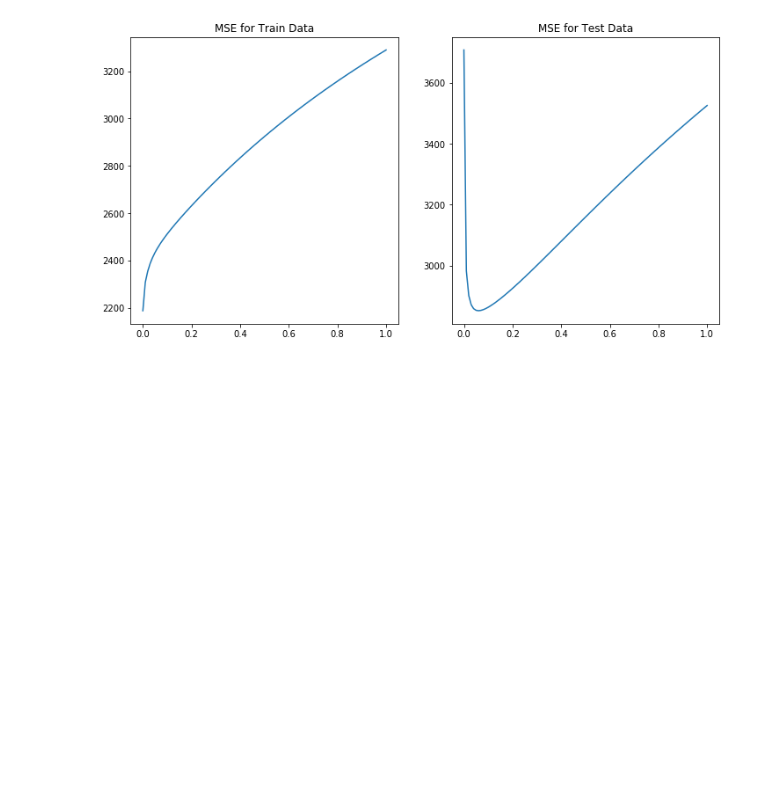
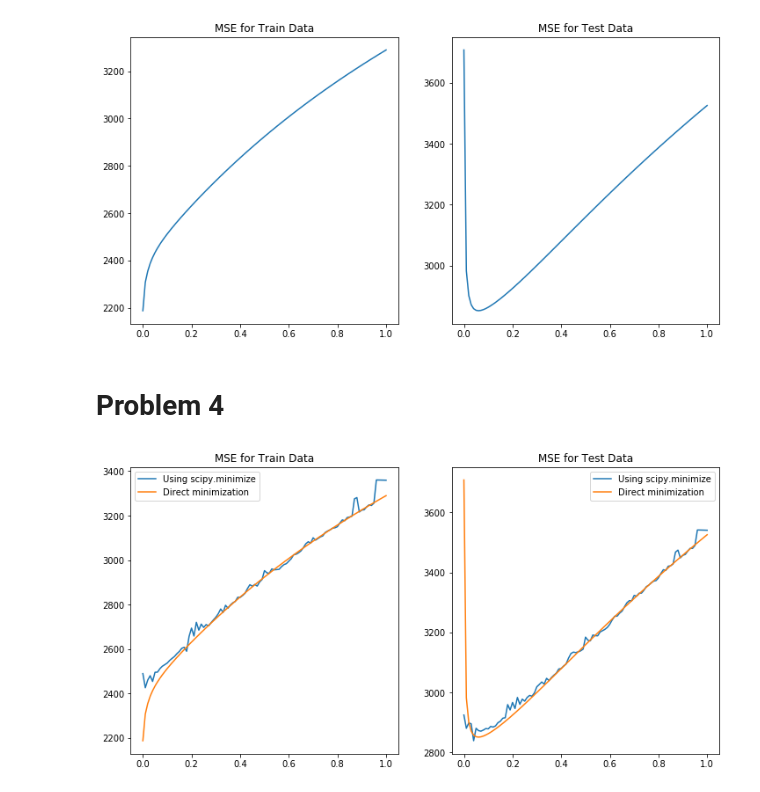
Before and after one commit to nathanmargaglio/Classification-and-Regression, a Jupyter notebook: Experimentation.ipynb, the cells around one changed output. Drawn from its saved outputs; the diff is of its cells as text; code cells hidden in the pictures; blank space fills up the shorter version.

```diff
--- a/Experimentation.ipynb
+++ b/Experimentation.ipynb
@@ -286,3 +286,51 @@ plt.title('MSE for Test Data')
 plt.show()
 # %% [output]
 [figure]
+# %% [markdown]
+# Problem 4
+# %%
+def regressionObjVal(w, X, y, lambd):
+
+    # compute squared error (scalar) and gradient of squared error with respect
+    # to w (vector) for the given data X and y and the regularization parameter
+    # lambda
+
+    N = float(Xtest.shape[0])
+    resid = np.squeeze((np.dot(X, np.expand_dims(w, 1)) - y))
+    error = np.sum(resid.T*resid)/N
+    error_grad = np.dot(X.T, resid)  + lambd*w
+    error_grad /= N
+
+    return error, error_grad
+# %%
+# Problem 4
+k = 101
+lambdas = np.linspace(0, 1, num=k)
+i = 0
+mses4_train = np.zeros((k,1))
+mses4 = np.zeros((k,1))
+opts = {'maxiter' : 20}    # Preferred value.
+w_init = np.ones((X_i.shape[1],1))
+for lambd in lambdas:
+    args = (X_i, y, lambd)
+    w_l = minimize(regressionObjVal, w_init, jac=True, args=args,method='CG', options=opts)
+    w_l = np.transpose(np.array(w_l.x))
+    w_l = np.reshape(w_l,[len(w_l),1])
+    mses4_train[i] = testOLERegression(w_l,X_i,y)
+    mses4[i] = testOLERegression(w_l,Xtest_i,ytest)
+    i = i + 1
+fig = plt.figure(figsize=[12,6])
+plt.subplot(1, 2, 1)
+plt.plot(lambdas,mses4_train)
+plt.plot(lambdas,mses3_train)
+plt.title('MSE for Train Data')
+plt.legend(['Using scipy.minimize','Direct minimization'])
+
+plt.subplot(1, 2, 2)
+plt.plot(lambdas,mses4)
+plt.plot(lambdas,mses3)
+plt.title('MSE for Test Data')
+plt.legend(['Using scipy.minimize','Direct minimization'])
+plt.show()
+# %% [output]
+[figure, added]
```
Also changed, not shown: 1 other file.
